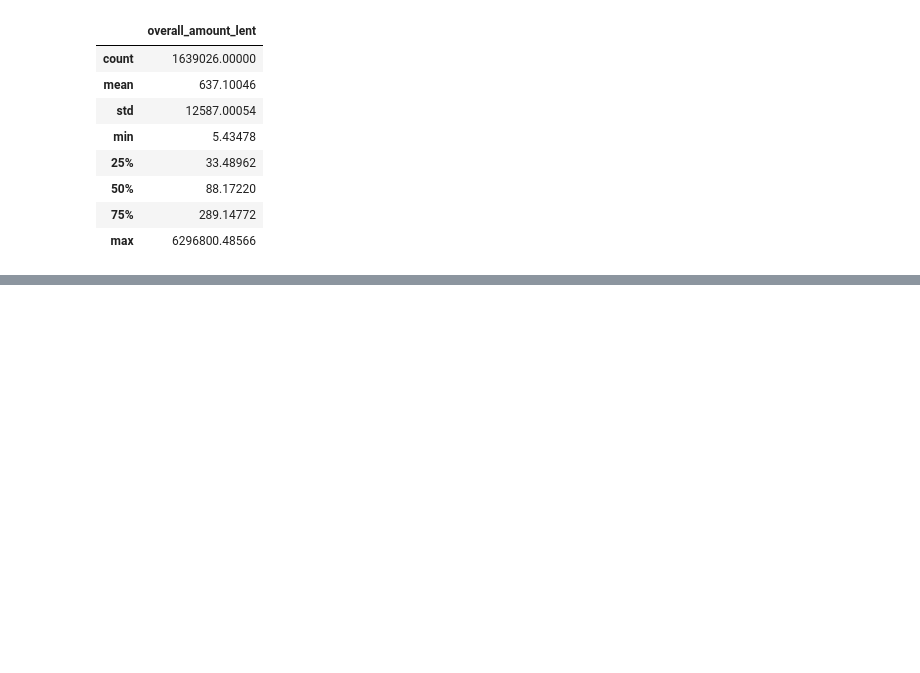
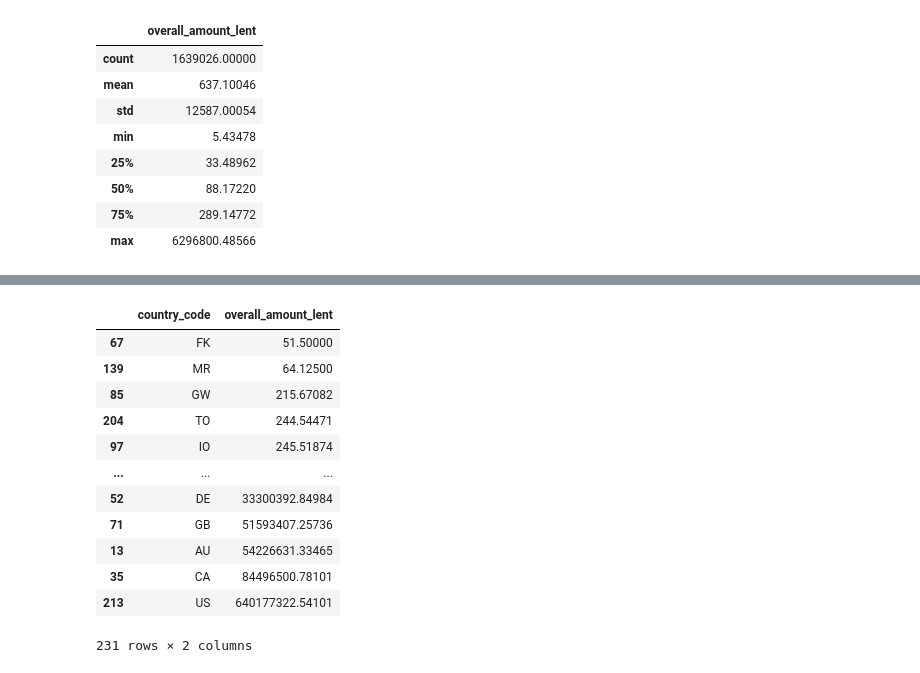
Before and after one commit to Lukpier/cs-project, a Jupyter notebook: kiva.ipynb, the cells around one changed output, grey strips where cells are left out. Cells and saved outputs as stored; diff of their text form; code cells hidden in the pictures; blank space fills up the shorter version.

```diff
--- a/kiva.ipynb
+++ b/kiva.ipynb
@@ -316,0 +361,9 @@ df3.describe()
+# %%
+missing = lenders['country_code'].isnull()
+lenders.loc[missing,'country_code'] = np.random.choice(s.index, size=len(lenders[missing]),p=s.values)
+# %%
+overall_amount_per_lender.lenders = overall_amount_per_lender.lenders.apply(lambda x: x.strip())
+# %%
+%%time
+
+df4 = pd.concat([overall_amount_per_lender.set_index('lenders'), lenders.set_index('permanent_name')], axis=1, join='inner')
@@ -316,0 +373,18 @@ df3.describe()
+# %%
+lend_by_country = df4.groupby('country_code')['overall_amount_lent'].sum().reset_index(name='overall_amount_lent')
+# %%
+lend_by_country.sort_values(by='overall_amount_lent')
+# %% [output]
+|  | country_code | overall_amount_lent |
+| 67 | FK | 51.50000 |
+| 139 | MR | 64.12500 |
+| 85 | GW | 215.67082 |
+| 204 | TO | 244.54471 |
+| 97 | IO | 245.51874 |
+| ... | ... | ... |
+| 52 | DE | 33300392.84984 |
+| 71 | GB | 51593407.25736 |
+| 13 | AU | 54226631.33465 |
+| 35 | CA | 84496500.78101 |
+| 213 | US | 640177322.54101 |
+231 rows × 2 columns
```
Also changed, not shown: parts of 19 cells of this notebook.
